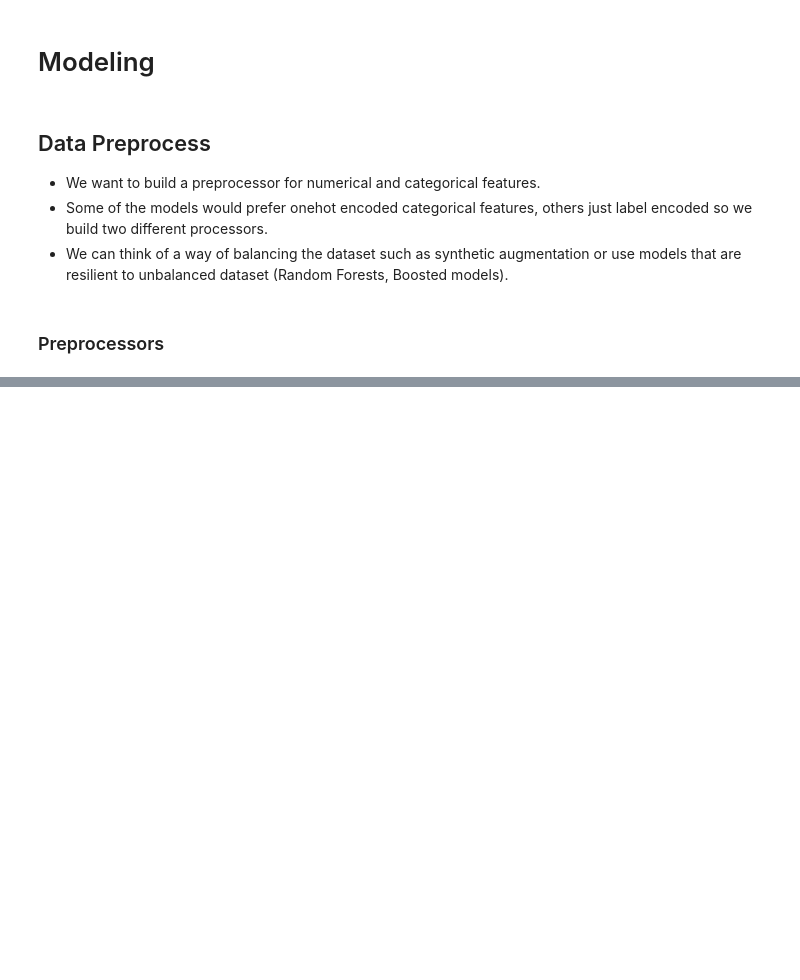
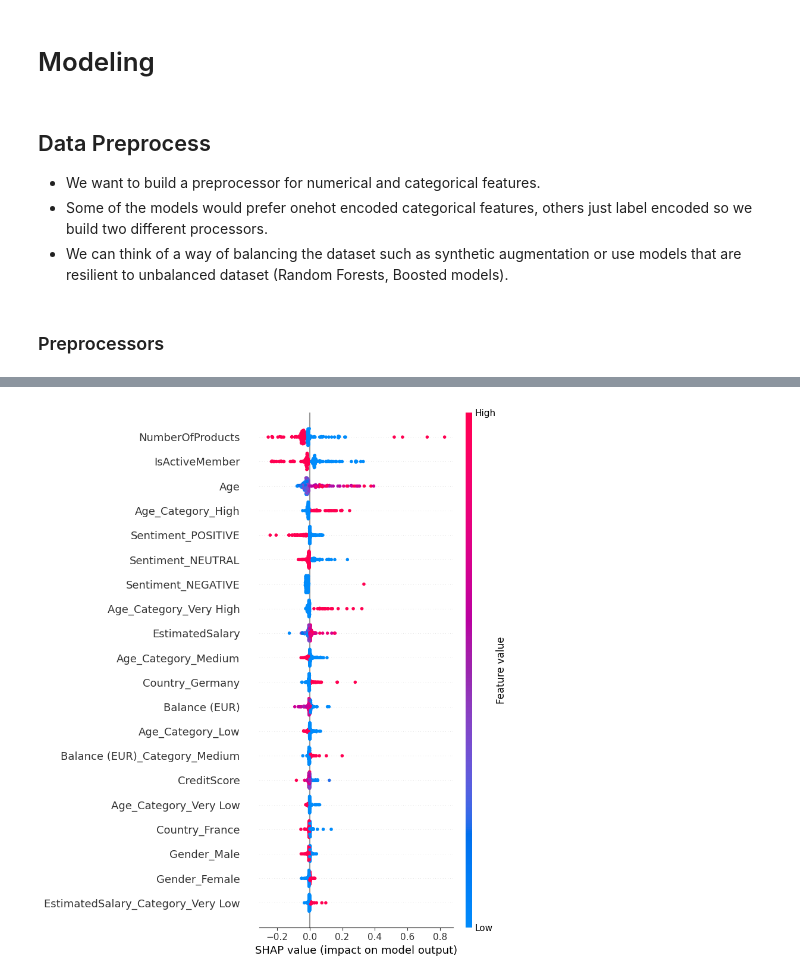
Before and after one commit to riccardodetogni/Customer-Churn-Prediction, a Jupyter notebook: Modeling.ipynb, the cells around one changed output, grey strips where cells are left out. Drawn from its saved outputs; the diff is of its cells as text; code cells hidden in the pictures; blank space fills up the shorter version.

Commit message:
change: add confusion matrix plot and feature explanation

```diff
--- a/Modeling.ipynb
+++ b/Modeling.ipynb
@@ -194,0 +310,46 @@ weighted avg       0.84      0.84      0.84      2000
+# %%
+# This method allow to extract the names of the features otherwise they get lost in the processing
+def get_feature_names(column_transformer, input_features=None):
+    """Get feature names from a ColumnTransformer."""
+    # Create an empty list to hold the names of the features
+    feature_names = []
+
+    # If input_features is None, assume the input features are in the same order as the transformers
+    if input_features is None:
+        input_features = column_transformer.feature_names_in_
+
+    # Loop through each transformer
+    for name, transformer, columns in column_transformer.transformers_:
+        # Handle the 'drop' and 'passthrough' cases
+        if transformer == 'drop':
+            continue
+        elif transformer == 'passthrough':
+            if isinstance(columns, slice):
+                feature_names.extend(input_features[columns])
+            else:
+                feature_names.extend([input_features[col] for col in columns])
+            continue
+
+        # Get the transformer feature names
+        if hasattr(transformer, 'get_feature_names_out'):
+            names = transformer.get_feature_names_out()
+        else:
+            names = input_features[columns]
+
+        # If the transformer is a pipeline, get the names from the last step
+        if isinstance(transformer, Pipeline):
+            names = get_feature_names(transformer[-1], names)
+
+        feature_names.extend(names)
+    return feature_names
+# %%
+feature_names = get_feature_names(preprocessor_onehot)
+# %%
+explainer = shap.Explainer(final_model.predict, X_train_transformed)
+# %%
+X_test_downsample = shap.sample(X_test_transformed, 200)
+shap_values = explainer(X_test_downsample)
+# %%
+shap.summary_plot(shap_values, X_test_downsample, feature_names=feature_names)
+# %% [output]
+[figure, added]
```
Also changed, not shown: parts of 17 cells of this notebook.
